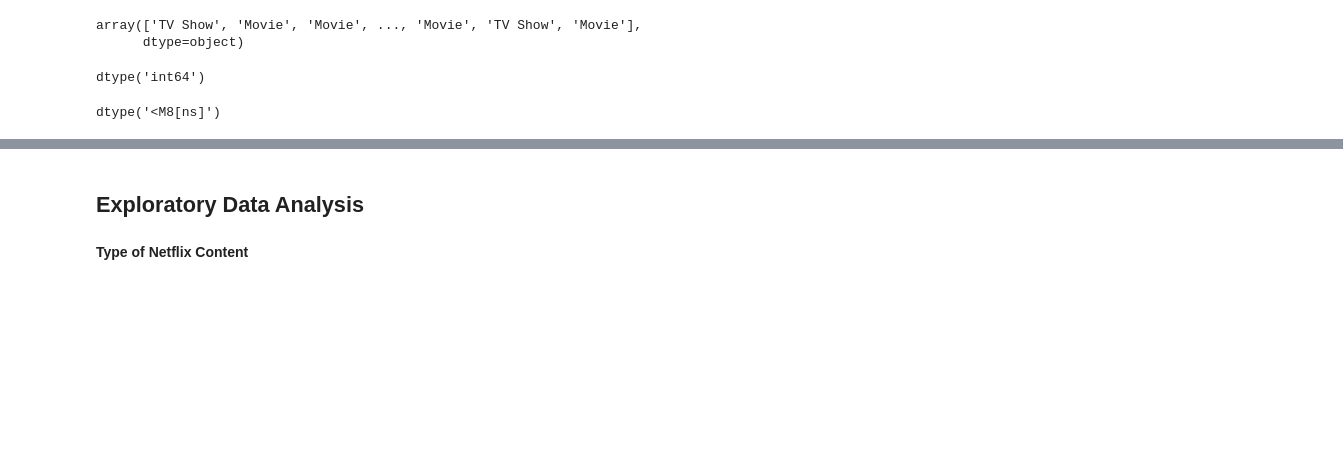
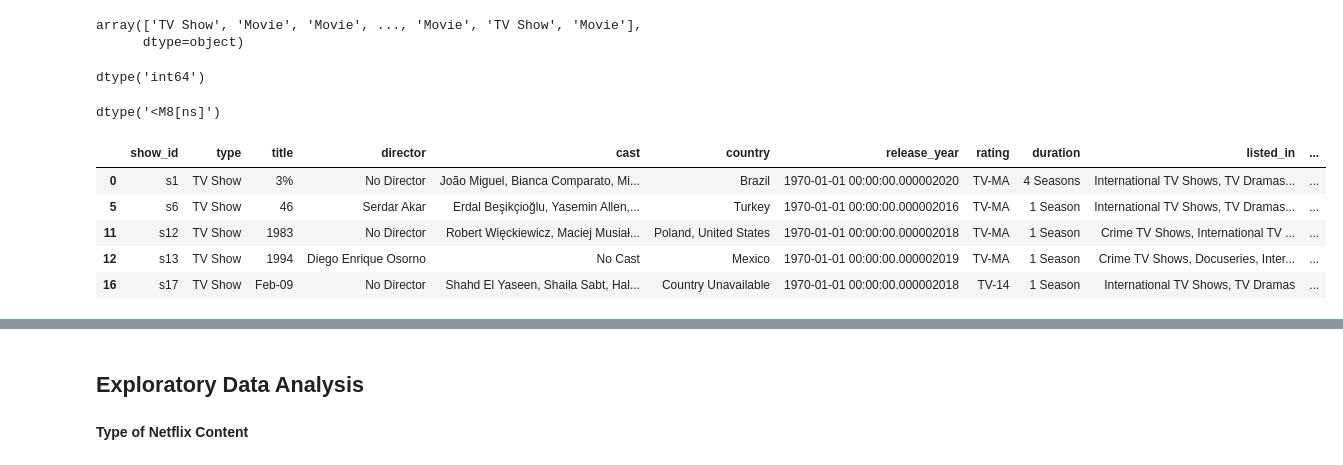
Before and after one commit to aditi10998/Netflix_movies_and_TV_shows, a Jupyter notebook: NETFLIX_MOVIES_AND_TV_SHOWS_CLUSTERING.ipynb, the cells around one changed output, grey strips where cells are left out. Drawn from its saved outputs; the diff is of its cells as text; code cells hidden in the pictures; blank space fills up the shorter version.

```diff
--- a/NETFLIX_MOVIES_AND_TV_SHOWS_CLUSTERING.ipynb
+++ b/NETFLIX_MOVIES_AND_TV_SHOWS_CLUSTERING.ipynb
@@ -295,3 +295,13 @@ Netflix_df['release_year']=pd.to_datetime(Netflix_df['release_year'])
 Netflix_df['release_year'].dtype
 # %% [output]
 dtype('<M8[ns]')
+# %%
+Netflix_shows_df = Netflix_df[Netflix_df['type']=='TV Show'].copy()
+Netflix_shows_df.head()
+# %% [output]
+|  | show_id | type | title | director | cast | country | release_year | rating | duration | listed_in | ... |
+| 0 | s1 | TV Show | 3% | No Director | João Miguel, Bianca Comparato, Mi... | Brazil | 1970-01-01 00:00:00.000002020 | TV-MA | 4 Seasons | International TV Shows, TV Dramas... | ... |
+| 5 | s6 | TV Show | 46 | Serdar Akar | Erdal Beşikçioğlu, Yasemin Allen,... | Turkey | 1970-01-01 00:00:00.000002016 | TV-MA | 1 Season | International TV Shows, TV Dramas... | ... |
+| 11 | s12 | TV Show | 1983 | No Director | Robert Więckiewicz, Maciej Musiał... | Poland, United States | 1970-01-01 00:00:00.000002018 | TV-MA | 1 Season | Crime TV Shows, International TV ... | ... |
+| 12 | s13 | TV Show | 1994 | Diego Enrique Osorno | No Cast | Mexico | 1970-01-01 00:00:00.000002019 | TV-MA | 1 Season | Crime TV Shows, Docuseries, Inter... | ... |
+| 16 | s17 | TV Show | Feb-09 | No Director | Shahd El Yaseen, Shaila Sabt, Hal... | Country Unavailable | 1970-01-01 00:00:00.000002018 | TV-14 | 1 Season | International TV Shows, TV Dramas | ... |
```
Also changed, not shown: parts of 3 cells of this notebook.
